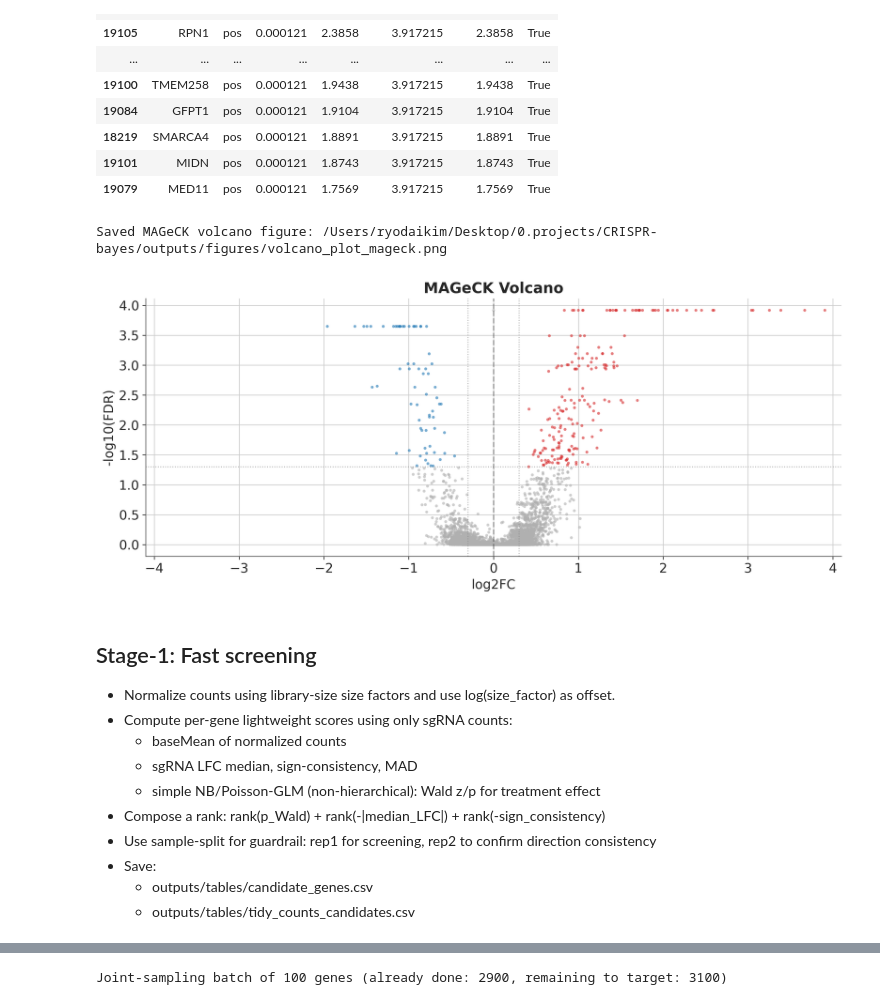
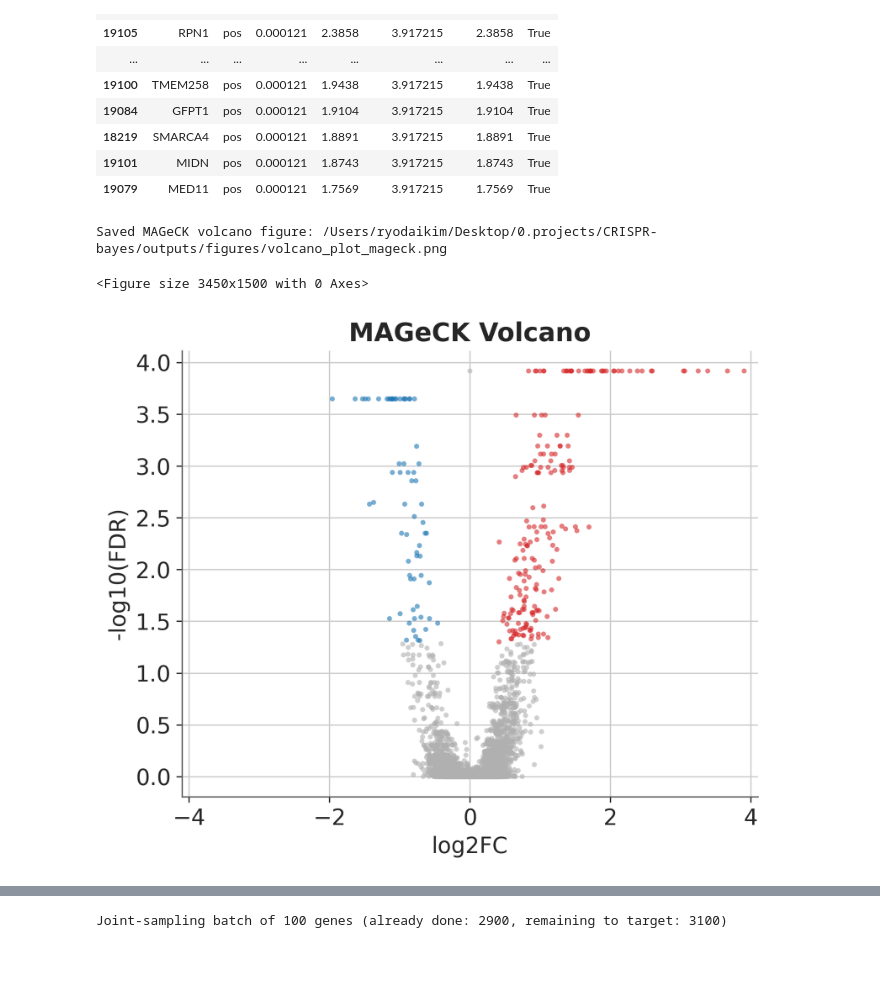
Before and after one commit to ryodaiKim/CRISPR-Bayes-Screen, a Jupyter notebook: notebooks/CRISPR_Bayes/01_HBM-CRISPR.ipynb, the cells around one changed output, grey strips where cells are left out. Drawn from its saved outputs; the diff is of its cells as text; code cells hidden in the pictures; blank space fills up the shorter version.

Commit message:
change model name and added normal apx plots

```diff
--- a/notebooks/CRISPR_Bayes/02_nb_glm_analysis.ipynb
+++ b/notebooks/CRISPR_Bayes/01_HBM-CRISPR.ipynb
@@ -509,48 +517,33 @@ EPS = 1e-300
 df = df.dropna(subset=['log2fc','fdr']).copy()
 df['neglog10_fdr'] = -np.log10(np.clip(df['fdr'].astype(float).values, EPS, 1.0))
 df['abs_log2fc'] = np.abs(df['log2fc'].astype(float).values)
 df['hit'] = (df['fdr'] <= FDR_MAX) & (df['abs_log2fc'] >= LFC_ABS_MIN)
 
 # Colors: gray for non-hits; hits red if log2fc>0 else blue
 colors = np.where(
     df['hit'].fillna(False).values,
     np.where(df['log2fc'].astype(float).values > 0, '#d62728', '#1f77b4'),
     '#b0b0b0'
 )
 
 plt.figure()
+plt.figure(figsize=(6,5))
 plt.scatter(df['log2fc'].astype(float), df['neglog10_fdr'].astype(float), c=colors, s=10, alpha=0.6, linewidths=0)
-plt.axhline(-np.log10(max(FDR_MAX, EPS)), color='#888888', linestyle=':', linewidth=1, alpha=0.7)
-plt.axvline(+LFC_ABS_MIN, color='#888888', linestyle=':', linewidth=1, alpha=0.7)
-plt.axvline(-LFC_ABS_MIN, color='#888888', linestyle=':', linewidth=1, alpha=0.7)
-plt.axvline(0, color='k', linestyle='--', alpha=0.3)
 plt.xlabel('log2FC')
 plt.ylabel('-log10(FDR)')
 plt.title('MAGeCK Volcano')
 
 # Symmetric x-limits around 0
 xmax = float(np.nanmax(np.abs(df['log2fc']))) if len(df) else 1.0
 if np.isfinite(xmax) and xmax > 0:
     plt.xlim(-1.05 * xmax, 1.05 * xmax)
 
 plt.tight_layout()
 out_path = fig_dir / 'volcano_plot_mageck.png'
 plt.savefig(str(out_path), dpi=150, bbox_inches='tight')
 print(f"Saved MAGeCK volcano figure: {out_path}")
 plt.show()
 # %% [output]
 Saved MAGeCK volcano figure: /Users/ryodaikim/Desktop/0.projects/CRISPR-bayes/outputs/figures/volcano_plot_mageck.png
+<Figure size 3450x1500 with 0 Axes>
-[figure, old version]
+[figure, new version]
-# %% [markdown]
-## Stage-1: Fast screening
-
-- Normalize counts using library-size size factors and use log(size_factor) as offset.
-- Compute per-gene lightweight scores using only sgRNA counts:
-  - baseMean of normalized counts
-  - sgRNA LFC median, sign-consistency, MAD
-  - simple NB/Poisson-GLM (non-hierarchical): Wald z/p for treatment effect
-- Compose a rank: rank(p_Wald) + rank(-|median_LFC|) + rank(-sign_consistency)
-- Use sample-split for guardrail: rep1 for screening, rep2 to confirm direction consistency
-- Save:
-  - outputs/tables/candidate_genes.csv
-  - outputs/tables/tidy_counts_candidates.csv
```
Also changed, not shown: parts of 21 cells of this notebook, 7 other files.
